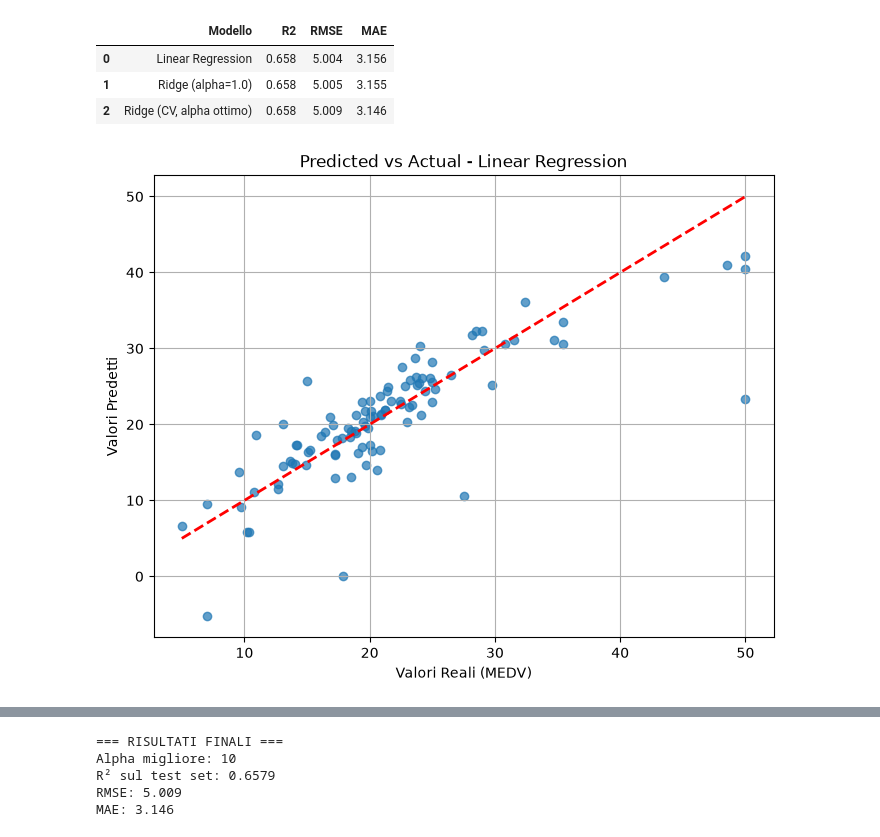
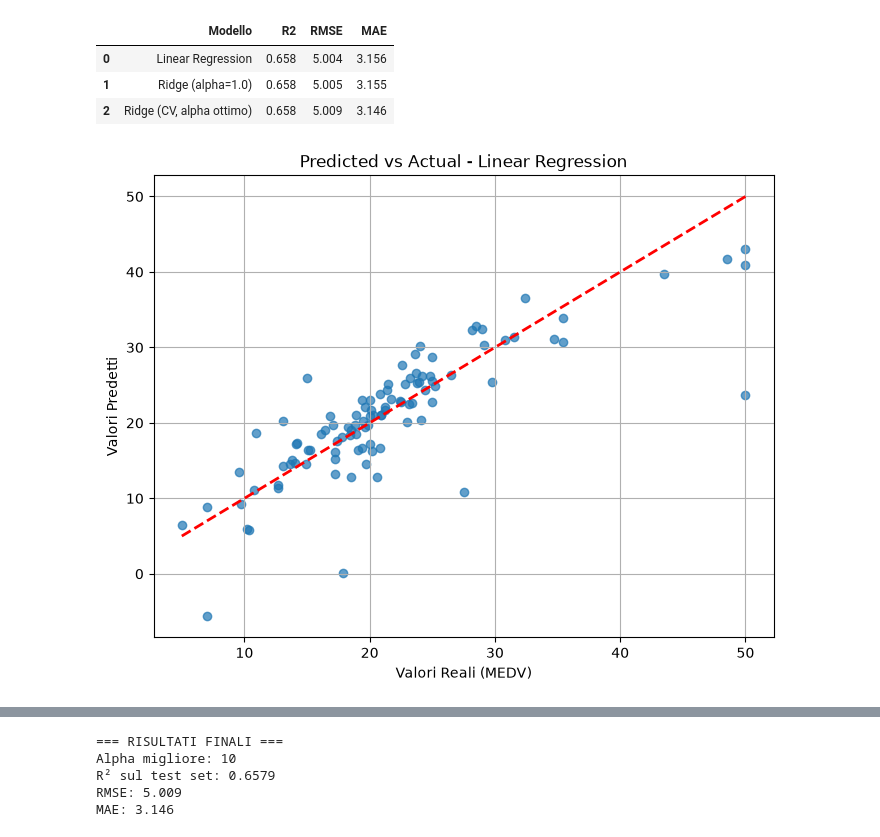
Before and after one commit to dafnebisceglia/Machine_Learning, a Jupyter notebook: ESAME FINALE/ml_final_exam_pulito.ipynb, the cells around one changed output, grey strips where cells are left out. Drawn from its saved outputs; the diff is of its cells as text; code cells hidden in the pictures.

Commit message:
test finale completo

```diff
--- a/ESAME FINALE/ml_final_exam_pulito.ipynb
+++ b/ESAME FINALE/ml_final_exam_pulito.ipynb
@@ -348,15 +350,15 @@ tabella
 | 2 | Ridge (CV, alpha ottimo) | 0.658 | 5.009 | 3.146 |
 # %%
 plt.figure(figsize=(8, 6))
-plt.scatter(y_test, y_pred, alpha=0.7)
+plt.scatter(y_test, y_pred_lr, alpha=0.7)
 plt.plot([y_test.min(), y_test.max()], [y_test.min(), y_test.max()], 'r--', lw=2)
 plt.xlabel('Valori Reali (MEDV)')
 plt.ylabel('Valori Predetti')
 plt.title('Predicted vs Actual - Linear Regression')
 plt.grid(True)
 plt.show()
 # %% [output]
-[figure, old version]
+[figure, new version]
 # %%
 plt.figure()
 nomi, valori_r2 = tabella["Modello"], tabella["R2"]
```
Also changed, not shown: parts of 5 cells of this notebook, 1 other file.
